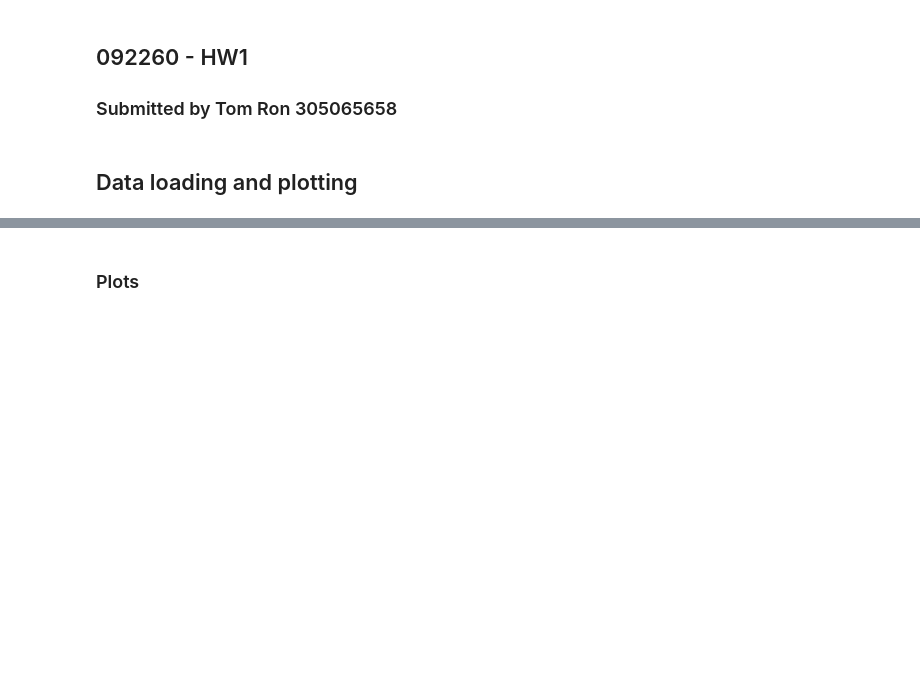
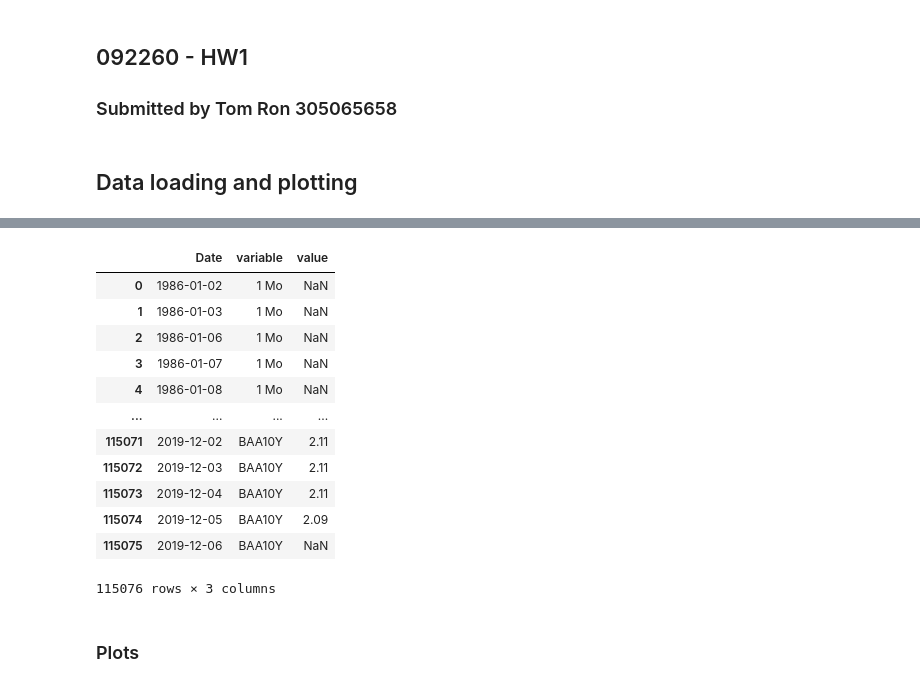
Before and after one commit to tomron27/fin_algs, a Jupyter notebook: HW1.ipynb, the cells around one changed output, grey strips where cells are left out. Cells and saved outputs as stored; diff of their text form; code cells hidden in the pictures; blank space fills up the shorter version.

```diff
--- a/HW1.ipynb
+++ b/HW1.ipynb
@@ -23,3 +75,19 @@ melted_data = pd.melt(data, ['Date'])
+# %%
+melted_data
+# %% [output]
+|  | Date | variable | value |
+| 0 | 1986-01-02 | 1 Mo | NaN |
+| 1 | 1986-01-03 | 1 Mo | NaN |
+| 2 | 1986-01-06 | 1 Mo | NaN |
+| 3 | 1986-01-07 | 1 Mo | NaN |
+| 4 | 1986-01-08 | 1 Mo | NaN |
+| ... | ... | ... | ... |
+| 115071 | 2019-12-02 | BAA10Y | 2.11 |
+| 115072 | 2019-12-03 | BAA10Y | 2.11 |
+| 115073 | 2019-12-04 | BAA10Y | 2.11 |
+| 115074 | 2019-12-05 | BAA10Y | 2.09 |
+| 115075 | 2019-12-06 | BAA10Y | NaN |
+115076 rows × 3 columns
 # %% [markdown]
 ### Plots
 # %%
```
Also changed, not shown: parts of 14 cells of this notebook.
